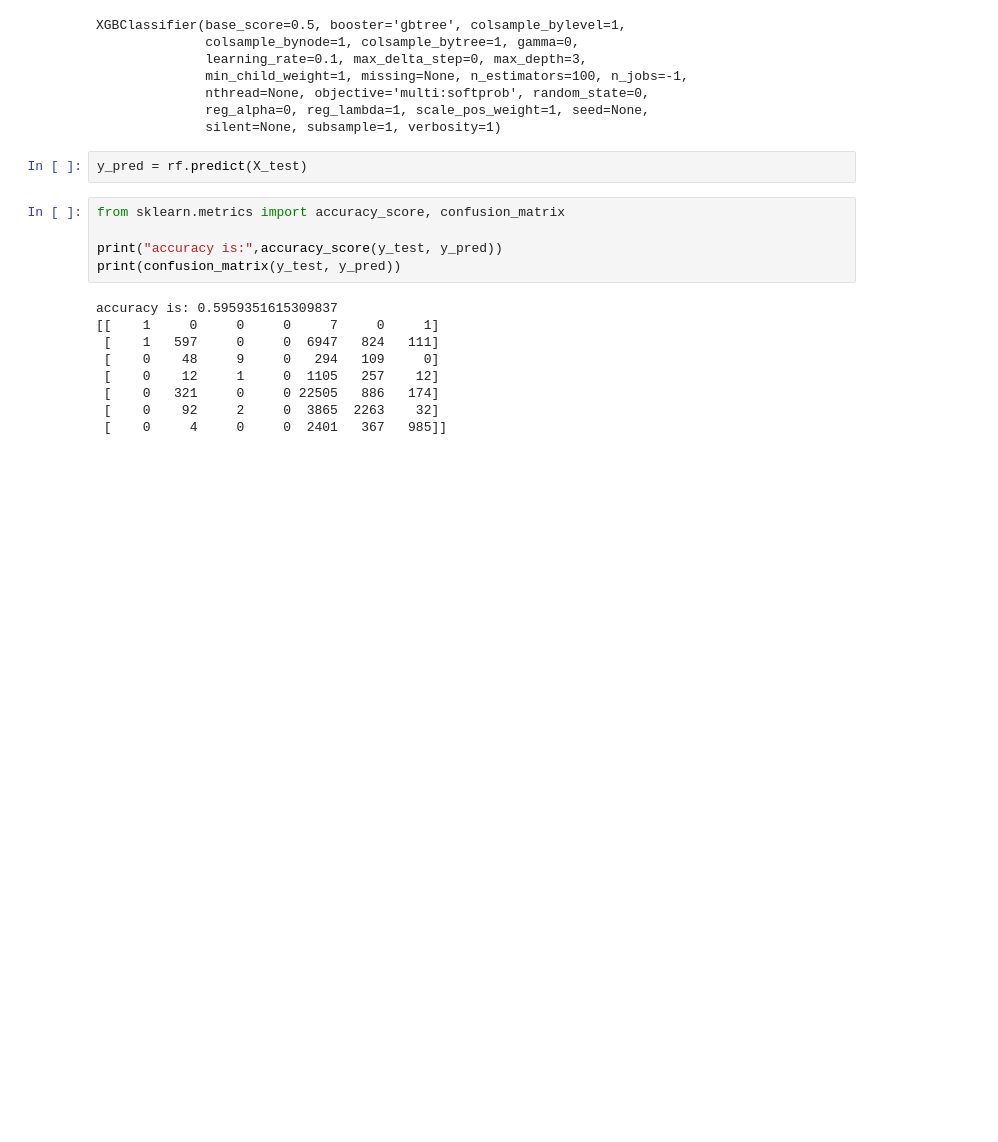
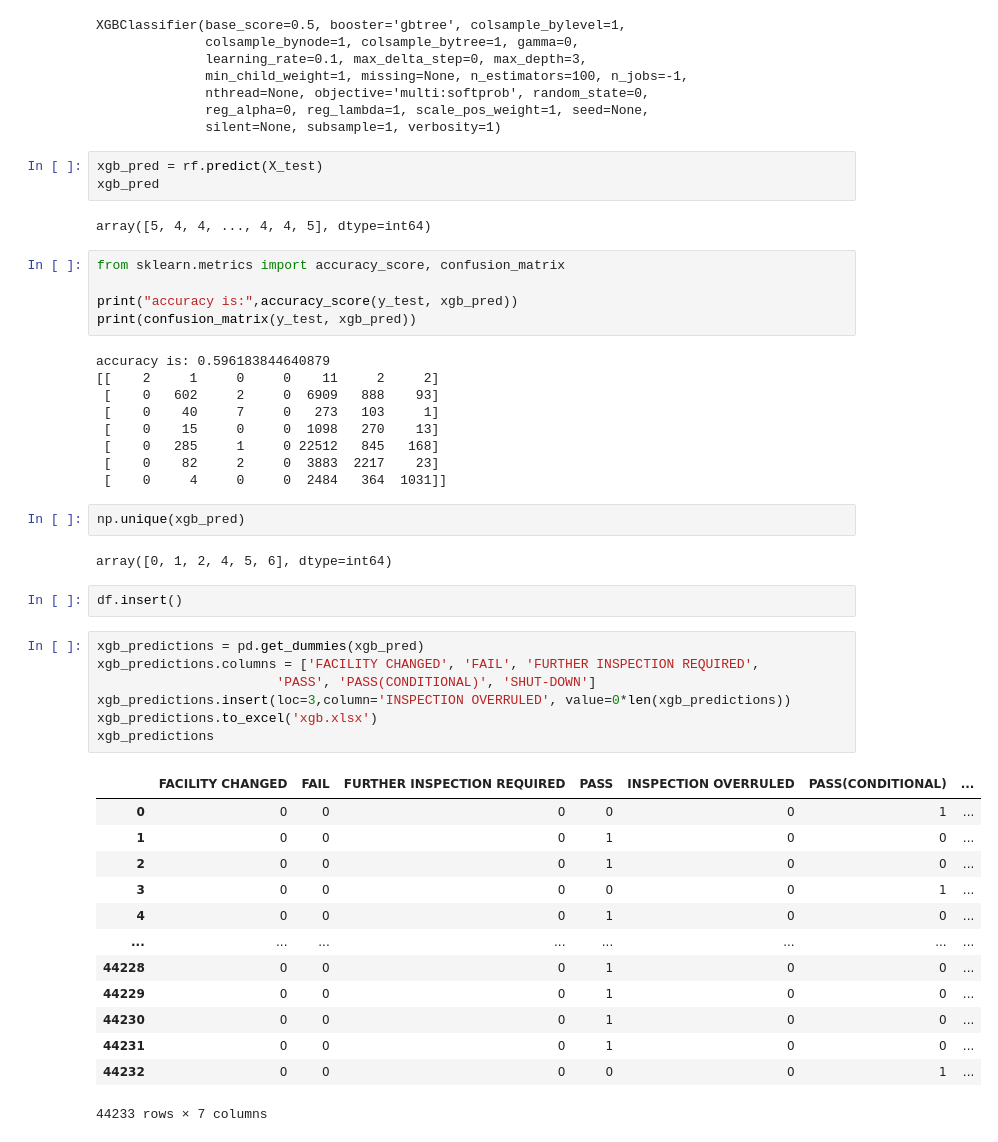
Before and after one commit to adamiqshan/MachineHack_Food_Quality_Inspection, a Jupyter notebook: Food Quality.ipynb, the cells around one changed output. Saved outputs shown, nothing was run; the diff lists cells and outputs as text; blank space fills up the shorter version.

```diff
--- a/Food Quality.ipynb
+++ b/Food Quality.ipynb
@@ -255,18 +255,48 @@ XGBClassifier(base_score=0.5, booster='gbtree', colsample_bylevel=1,
               reg_alpha=0, reg_lambda=1, scale_pos_weight=1, seed=None,
               silent=None, subsample=1, verbosity=1)
 # %%
-y_pred = rf.predict(X_test)
+xgb_pred = rf.predict(X_test)
+xgb_pred
+# %% [output]
+array([5, 4, 4, ..., 4, 4, 5], dtype=int64)
 # %%
 from sklearn.metrics import accuracy_score, confusion_matrix
 
-print("accuracy is:",accuracy_score(y_test, y_pred))
-print(confusion_matrix(y_test, y_pred))
+print("accuracy is:",accuracy_score(y_test, xgb_pred))
+print(confusion_matrix(y_test, xgb_pred))
 # %% [output]
-accuracy is: 0.5959351615309837
-[[    1     0     0     0     7     0     1]
- [    1   597     0     0  6947   824   111]
- [    0    48     9     0   294   109     0]
- [    0    12     1     0  1105   257    12]
- [    0   321     0     0 22505   886   174]
- [    0    92     2     0  3865  2263    32]
- [    0     4     0     0  2401   367   985]]
+accuracy is: 0.596183844640879
+[[    2     1     0     0    11     2     2]
+ [    0   602     2     0  6909   888    93]
+ [    0    40     7     0   273   103     1]
+ [    0    15     0     0  1098   270    13]
+ [    0   285     1     0 22512   845   168]
+ [    0    82     2     0  3883  2217    23]
+ [    0     4     0     0  2484   364  1031]]
+# %%
+np.unique(xgb_pred)
+# %% [output]
+array([0, 1, 2, 4, 5, 6], dtype=int64)
+# %%
+df.insert()
+# %%
+xgb_predictions = pd.get_dummies(xgb_pred)
+xgb_predictions.columns = ['FACILITY CHANGED', 'FAIL', 'FURTHER INSPECTION REQUIRED',
+                       'PASS', 'PASS(CONDITIONAL)', 'SHUT-DOWN']
+xgb_predictions.insert(loc=3,column='INSPECTION OVERRULED', value=0*len(xgb_predictions))
+xgb_predictions.to_excel('xgb.xlsx')
+xgb_predictions
+# %% [output]
+|  | FACILITY CHANGED | FAIL | FURTHER INSPECTION REQUIRED | PASS | INSPECTION OVERRULED | PASS(CONDITIONAL) | ... |
+| 0 | 0 | 0 | 0 | 0 | 0 | 1 | ... |
+| 1 | 0 | 0 | 0 | 1 | 0 | 0 | ... |
+| 2 | 0 | 0 | 0 | 1 | 0 | 0 | ... |
+| 3 | 0 | 0 | 0 | 0 | 0 | 1 | ... |
+| 4 | 0 | 0 | 0 | 1 | 0 | 0 | ... |
+| ... | ... | ... | ... | ... | ... | ... | ... |
+| 44228 | 0 | 0 | 0 | 1 | 0 | 0 | ... |
+| 44229 | 0 | 0 | 0 | 1 | 0 | 0 | ... |
+| 44230 | 0 | 0 | 0 | 1 | 0 | 0 | ... |
+| 44231 | 0 | 0 | 0 | 1 | 0 | 0 | ... |
+| 44232 | 0 | 0 | 0 | 0 | 0 | 1 | ... |
+44233 rows × 7 columns
```
Also changed, not shown: parts of 7 cells of this notebook.
